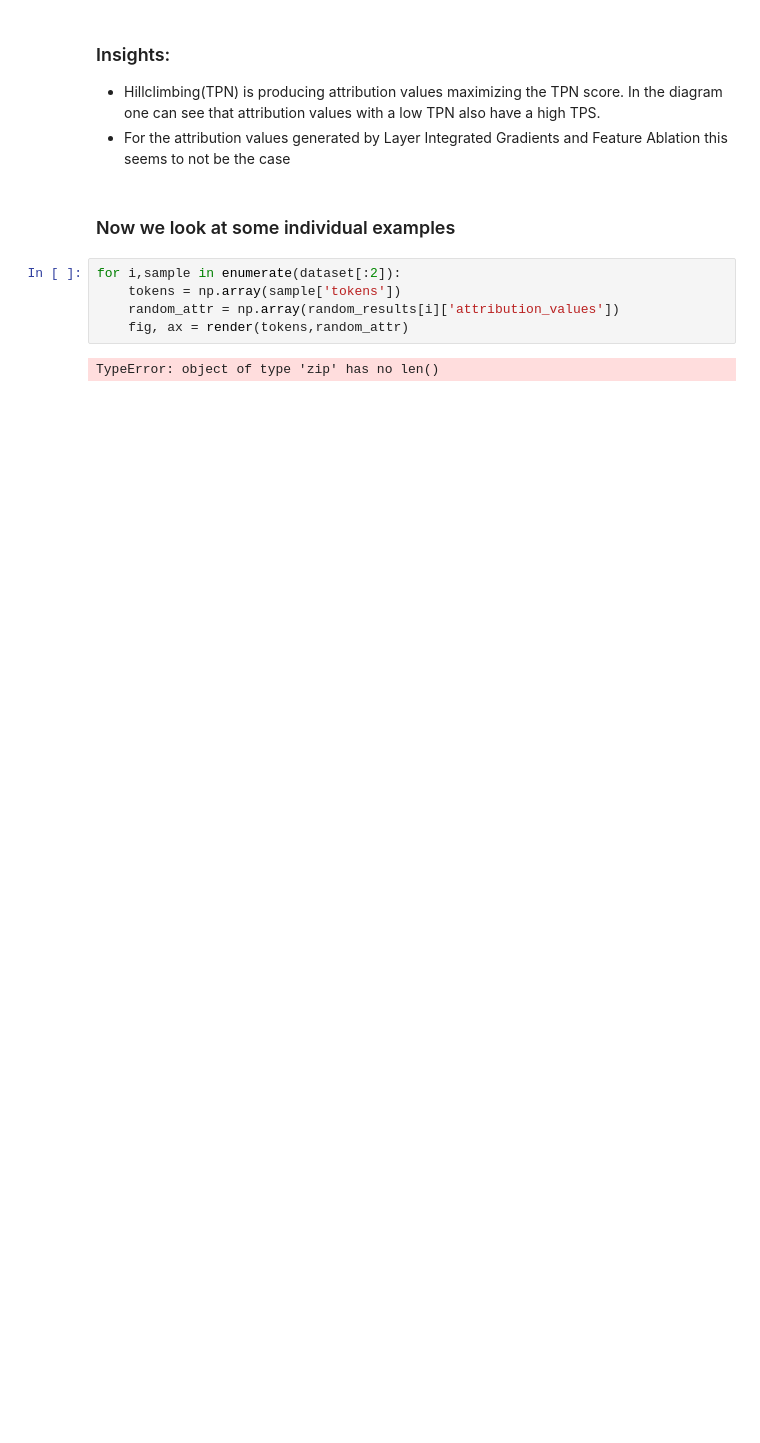
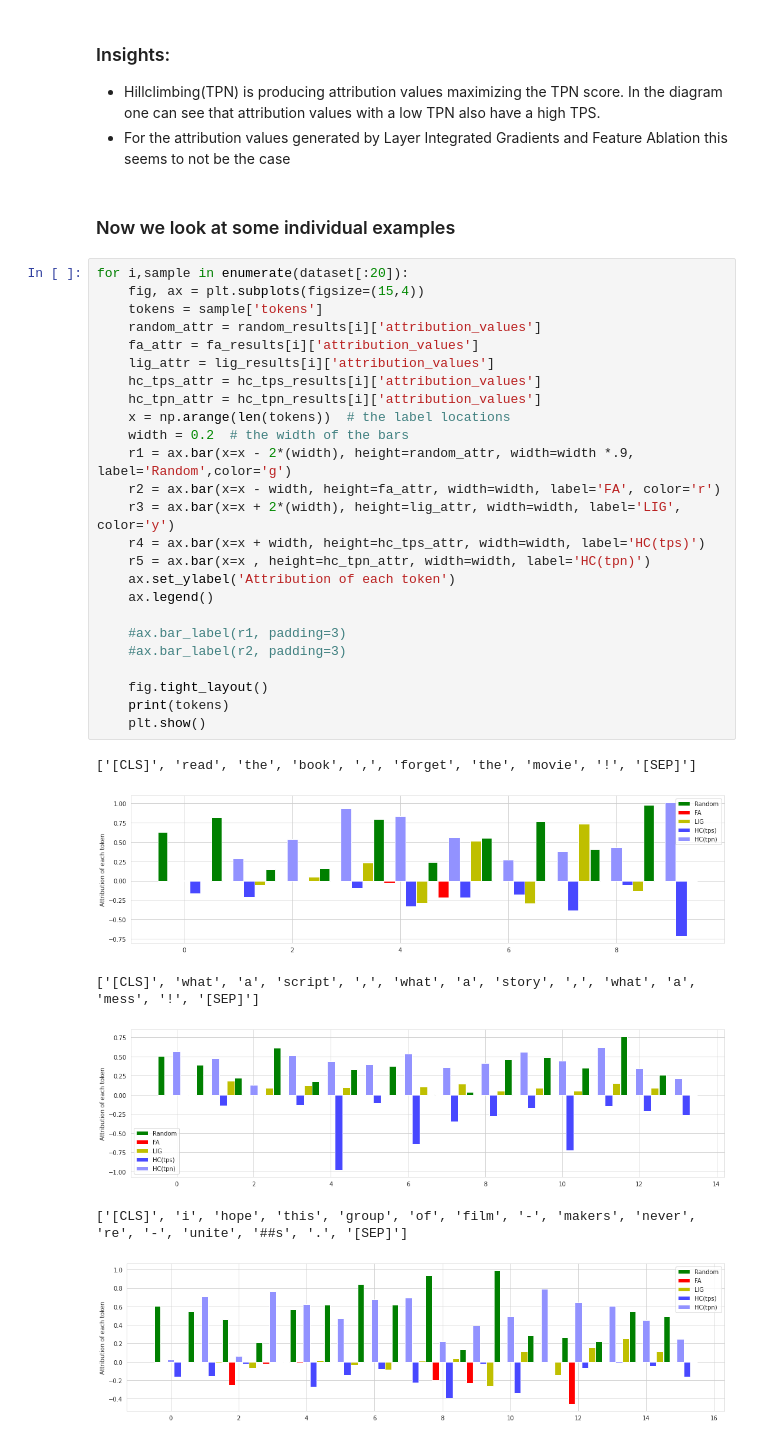
Before and after one commit to tpatzelt/best-attributions, a Jupyter notebook: notebooks/inspect_results.ipynb, the cells around one changed output. Saved outputs shown, nothing was run; the diff lists cells and outputs as text; blank space fills up the shorter version.

```diff
--- a/notebooks/inspect_results.ipynb
+++ b/notebooks/inspect_results.ipynb
@@ -158,11 +158,35 @@ plt.show()
 * For the attribution values generated by Layer Integrated Gradients and Feature Ablation this seems to not be the case
 # %% [markdown]
 ### Now we look at some individual examples
-# %%
-for i,sample in enumerate(dataset[:2]):
-    tokens = np.array(sample['tokens'])
-    random_attr = np.array(random_results[i]['attribution_values'])
-    fig, ax = render(tokens,random_attr)
-# %% [output]
-TypeError: object of type 'zip' has no len()
-[figure, removed]
+# %%
+for i,sample in enumerate(dataset[:20]):
+    fig, ax = plt.subplots(figsize=(15,4))
+    tokens = sample['tokens']
+    random_attr = random_results[i]['attribution_values']
+    fa_attr = fa_results[i]['attribution_values']
+    lig_attr = lig_results[i]['attribution_values']
+    hc_tps_attr = hc_tps_results[i]['attribution_values']
+    hc_tpn_attr = hc_tpn_results[i]['attribution_values']
+    x = np.arange(len(tokens))  # the label locations
+    width = 0.2  # the width of the bars
+    r1 = ax.bar(x=x - 2*(width), height=random_attr, width=width *.9, label='Random',color='g')
+    r2 = ax.bar(x=x - width, height=fa_attr, width=width, label='FA', color='r')
+    r3 = ax.bar(x=x + 2*(width), height=lig_attr, width=width, label='LIG', color='y')
+    r4 = ax.bar(x=x + width, height=hc_tps_attr, width=width, label='HC(tps)')
+    r5 = ax.bar(x=x , height=hc_tpn_attr, width=width, label='HC(tpn)')
+    ax.set_ylabel('Attribution of each token')
+    ax.legend()
+
+    #ax.bar_label(r1, padding=3)
+    #ax.bar_label(r2, padding=3)
+
+    fig.tight_layout()
+    print(tokens)
+    plt.show()
+# %% [output]
+['[CLS]', 'read', 'the', 'book', ',', 'forget', 'the', 'movie', '!', '[SEP]']
+[figure, added]
+['[CLS]', 'what', 'a', 'script', ',', 'what', 'a', 'story', ',', 'what', 'a', 'mess', '!', '[SEP]']
+[figure, added]
+['[CLS]', 'i', 'hope', 'this', 'group', 'of', 'film', '-', 'makers', 'never', 're', '-', 'unite', '##s', '.', '[SEP]']
+[figure, added]
```
Also changed, not shown: parts of 1 cell of this notebook.
